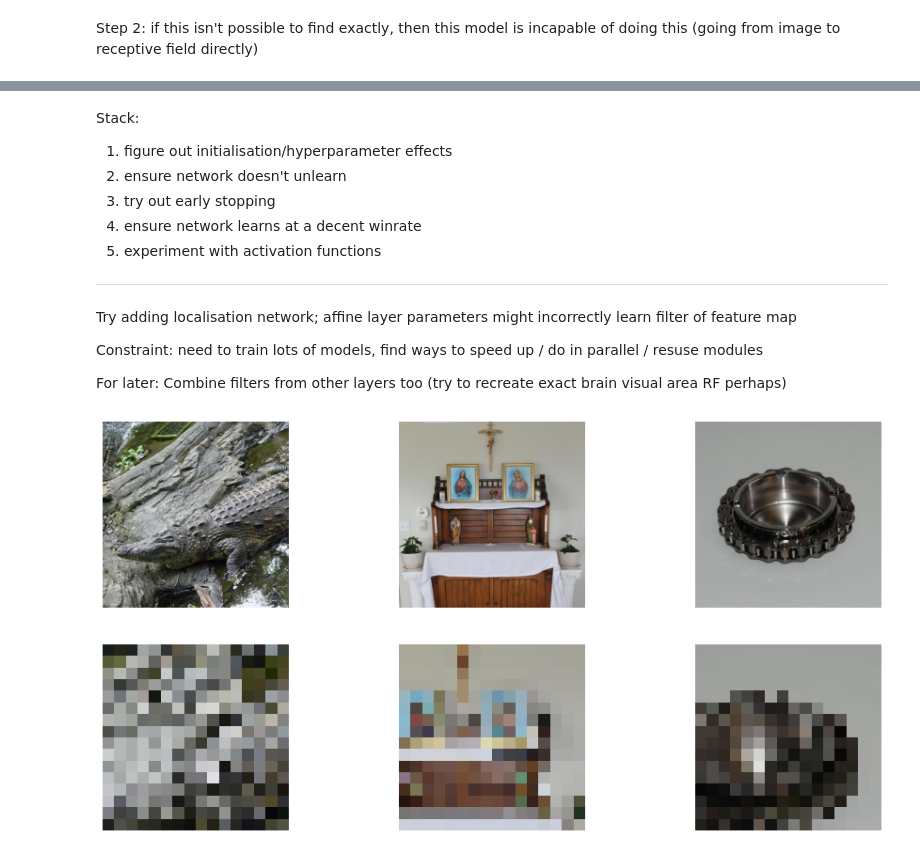
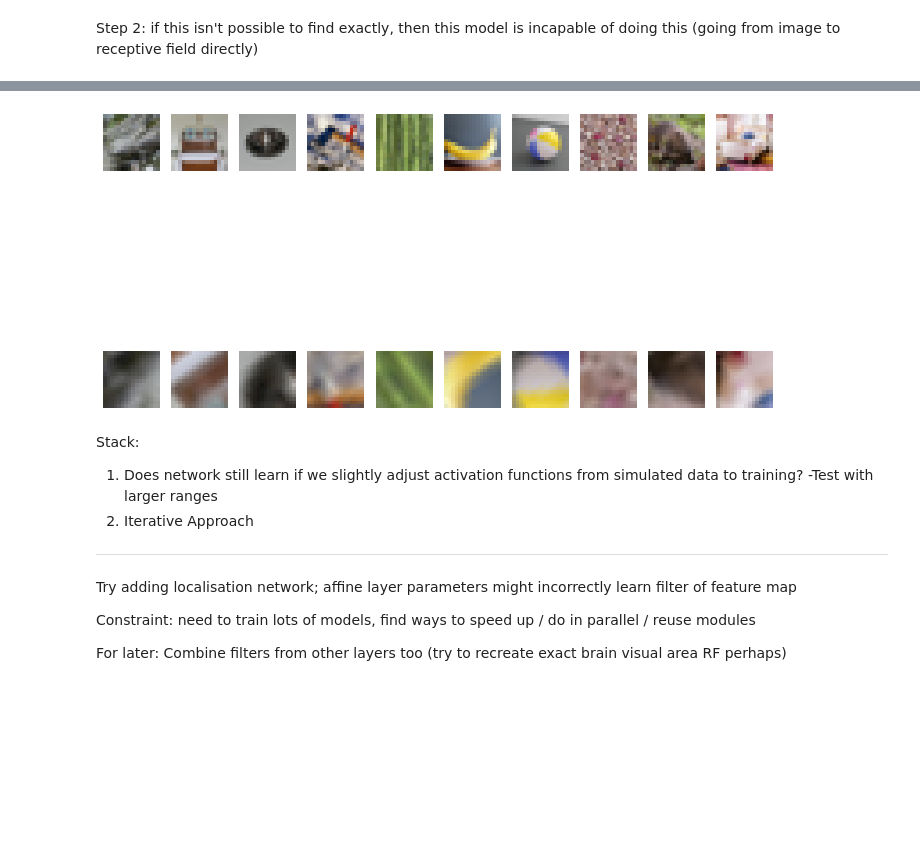
Before and after one commit to Nils138/AFRT, a Jupyter notebook: Thesis_simple_working.ipynb, the cells around one changed output, grey strips where cells are left out. Drawn from its saved outputs; the diff is of its cells as text; code cells hidden in the pictures; blank space fills up the shorter version.

```diff
--- a/Thesis_simple_working.ipynb
+++ b/Thesis_simple_working.ipynb
@@ -75,5 +65,6 @@ class AffineSimple(HybridBlock):
 # %%
 class Alexnet(HybridBlock):
+    """Implementation of Alexnet with loaded pre-trained parameters as taken from mxnet's model_zoo"""
     def __init__(self, layer: int) -> None:
         super(Alexnet, self).__init__()
         self.fov = [16, 32, 32, 32, 64, 224, 224, 224]
@@ -103,7 +94,6 @@ class Alexnet(HybridBlock):
                     self.features.add(nn.Dropout(0.5))
             if layer == 8:
                 self.output = nn.Dense(1000)
-          # should be the same as the .pth file, taken from pretrained mxnet.gluon.model_zoo.vision model weights
         self.load_parameters("/gdrive/MyDrive/Thesis/alexnet-44335d1f.params", ctx=ctx, ignore_extra=True)
 
 
@@ -185,3 +195,42 @@ class simple_AFRT(HybridSequential):
+# %%
+train = paths['train_imgs']['things_path']  # len 22248
+test = paths['test_imgs']['things_path']  # len 100
+
+# hard-coded / found empirically
+if dataset == "Main_small":
+    train = train[:431]
+    test = test[:3]
+
+if dataset == "Main_ab":
+    train = train[:2784]
+    test = test[:21]
+
+for i in range(len(train)):
+    train[i] = train[i].replace('\\', '/')
+    if i < len(test):
+        test[i] = test[i].replace('\\', '/')
+    if dataset == "Main_ab":  # screwed up pathing here
+        train[i] = os.path.join(dataset, train[i])
+        if i < len(test):
+            test[i] = os.path.join(dataset, test[i])
+
+x_tr = []
+x_te = []
+
+size = (16, 16)
+for i, path in enumerate(train):
+    with Image.open(os.path.join(dataset, path)) as img:
+        img.thumbnail(size)
+        x_tr.append(np.array(img))
+plt.show()
+
+for path in test:
+    with Image.open(os.path.join(dataset, path)) as img:
+        img.thumbnail(size)
+        x_te.append(np.array(img))
+
+x_tr = preprocess(x_tr)
+x_te = preprocess(x_te)
 # %% [markdown]
 # Simulation experiment
 
@@ -314,19 +310,16 @@ x_te = preprocess(x_te)
+# %%
+layer = 1
+z_te_sim, z_tr_sim, t_te_sim, t_tr_sim, affine_weights, linear_weights, linear_bias = simulated_responses(x_te, x_tr, layer)
+# %% [output]
+[figure, added]
 # %% [markdown]
 Stack:
-1. figure out initialisation/hyperparameter effects
-2. ensure network doesn't unlearn
-3. try out early stopping
-4. ensure network learns at a decent winrate
-5. experiment with activation functions
+1. Does network still learn if we slightly adjust activation functions from simulated data to training? -Test with larger ranges
+1. Iterative Approach
 ----------------------------------------------------------------------------
 Try adding localisation network; affine layer parameters might incorrectly learn filter of feature map
 
-Constraint: need to train lots of models, find ways to speed up / do in parallel / resuse modules
+Constraint: need to train lots of models, find ways to speed up / do in parallel / reuse modules
 
 For later:
 Combine filters from other layers too (try to recreate exact brain visual area RF perhaps)
-# %%
-layer = 1
-t_te_sim, t_tr_sim, affine_weights, linear_weights, linear_bias = simulated_responses(x_te, x_tr, layer)
-# %% [output]
-[figure, removed]
```
Also changed, not shown: parts of 24 cells of this notebook.
